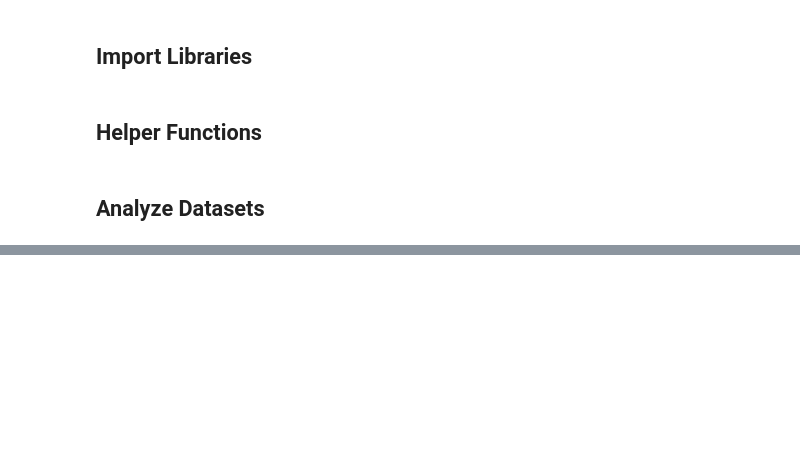
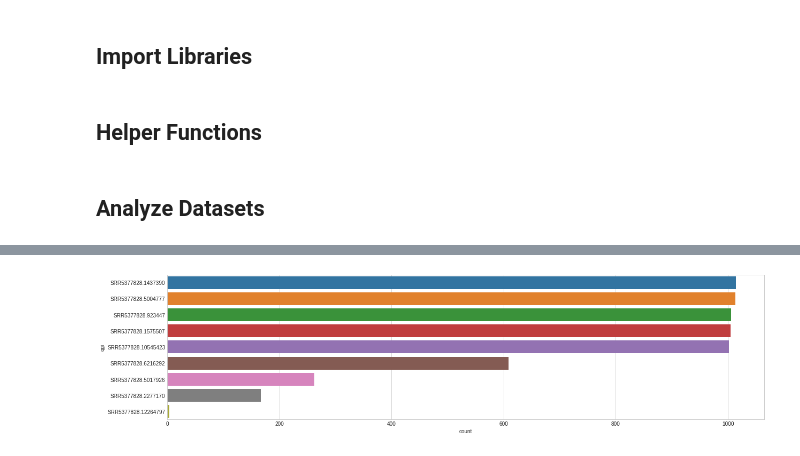
Before and after one commit to dformoso/wallaby, a Jupyter notebook: workflows/notebooks/donor_recipient.ipynb, the cells around one changed output, grey strips where cells are left out. Drawn from its saved outputs; the diff is of its cells as text; code cells hidden in the pictures; blank space fills up the shorter version.

```diff
--- a/workflows/notebooks/donor_recipient.ipynb
+++ b/workflows/notebooks/donor_recipient.ipynb
@@ -40,0 +193,13 @@ from Bio import SeqIO
+# %%
+headers = ["seqid", "qgi", "qacc", "qaccver", "qlen", "sseqid", "sallseqid", "sgi",
+           "sallgi", "sacc", "saccver", "sallacc", "slen", "qstart", "qend", "sstart",
+           'send', "qseq", "sseq", "evalue", "bitscore", "score", "length", "pident",
+           'nident', "mismatch", "positive", "gapopen", "gaps", "ppos", "frames",
+           "qframe", "sframe", "btop", "staxid", "ssciname", "scomname", "sblastname",
+           "sskingdom", "staxids", "sscinames", "scomnames", "sblastnames",
+           "sskingdoms", "stitle", "salltitles", "sstrand", "qcovs", "qcovhsp", "qcovus" ]
+blast = pd.read_table('../cromwell-final-outputs/glob-8040ca63770337911b5135f8b229318a/donor_MUd_UMr.bam.1.fasta.blastn',
+    header=None,
+    names=headers,
+    na_values=["?"],
+    engine='python')
@@ -40,0 +244,7 @@ from Bio import SeqIO
+# %%
+plt.style.use('seaborn-whitegrid')
+plt.figure(figsize=(20,5))
+blast_pse = data=blast.loc[blast['sscinames'] == 'Pseudomonas aeruginosa']
+sns.countplot(y="qgi", data=blast_pse, order = blast_pse["qgi"].value_counts().index);
+# %% [output]
+[figure, added]
```
Also changed, not shown: parts of 24 cells of this notebook, 2 other files.
